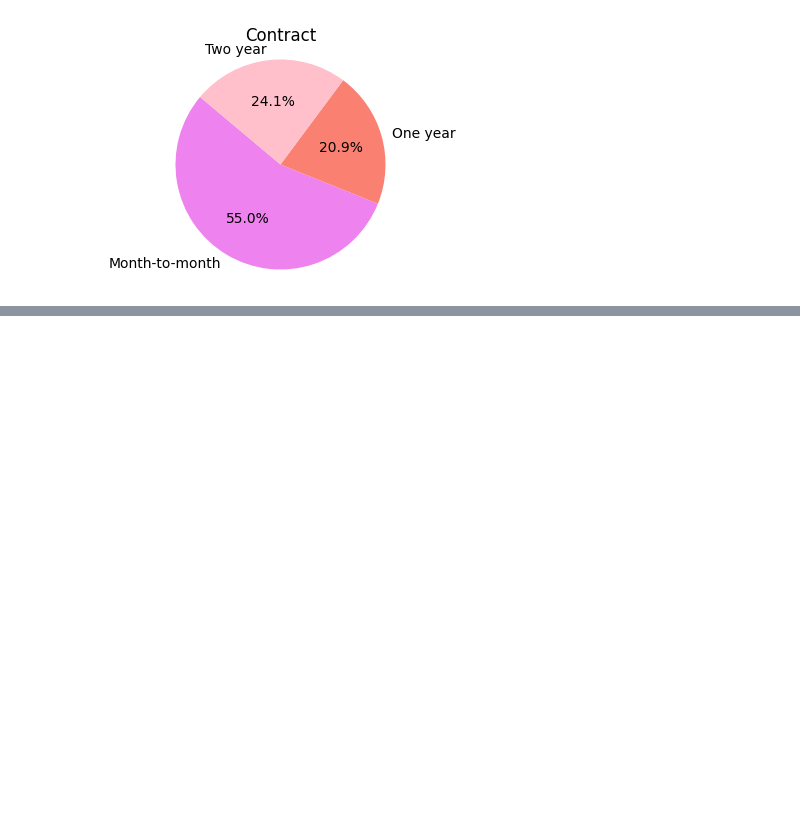
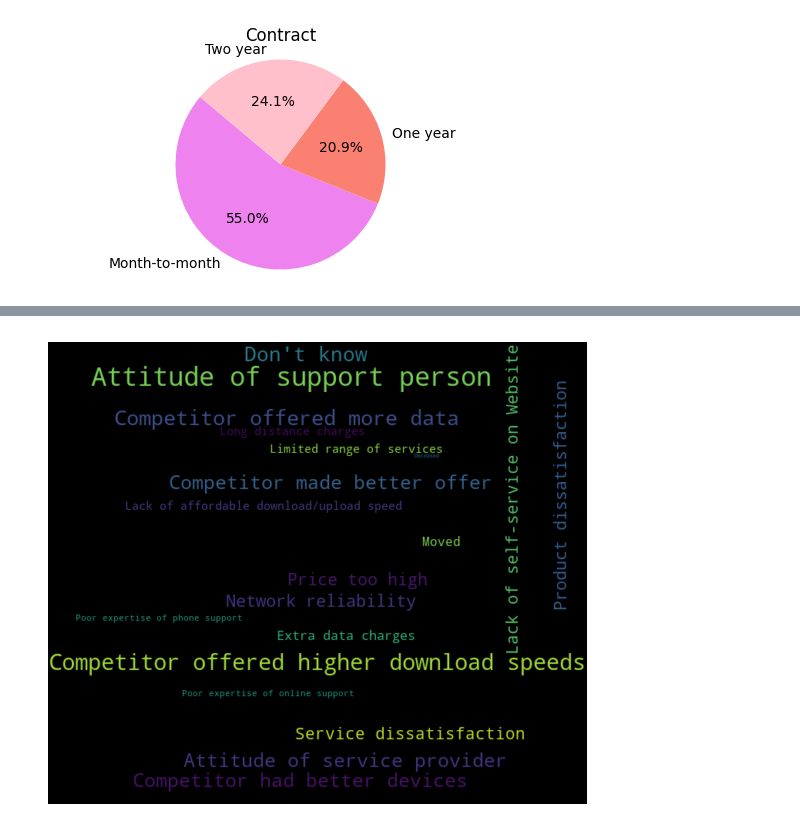
Before and after one commit to neyud/LTCSDL, a Jupyter notebook: churn_telco (1).ipynb, the cells around one changed output, grey strips where cells are left out. Saved outputs shown, nothing was run; the diff lists cells and outputs as text; code cells hidden in the pictures; blank space fills up the shorter version.

```diff
--- a/churn_telco (1).ipynb
+++ b/churn_telco (1).ipynb
@@ -423,0 +665,28 @@ plt.show()
+# %%
+import pandas as pd
+import matplotlib.pyplot as plt
+from wordcloud import WordCloud, STOPWORDS
+
+# Split các lý do churn thành list
+reason_list = df['Churn Reason'].str.split(', ')
+all_reason = []
+
+# Lặp qua các list lý do churn và thêm vào danh sách all_reason
+for reason in reason_list:
+    if isinstance(reason, list):
+        for i in reason:
+            all_reason.append(i)
+
+# Đếm số lần xuất hiện của mỗi lý do churn
+actor_counts = pd.Series(all_reason).value_counts()
+
+# Tạo WordCloud
+wordcloud = WordCloud(width=700, height=600, random_state=60, background_color='black', stopwords=STOPWORDS, max_words=40).generate_from_frequencies(actor_counts.to_dict())
+
+# Hiển thị WordCloud
+plt.figure(figsize=(7, 6))
+plt.imshow(wordcloud, interpolation='bilinear')
+plt.axis('off')
+plt.show()
+# %% [output]
+[figure, added]
```
Also changed, not shown: parts of 9 cells of this notebook.
